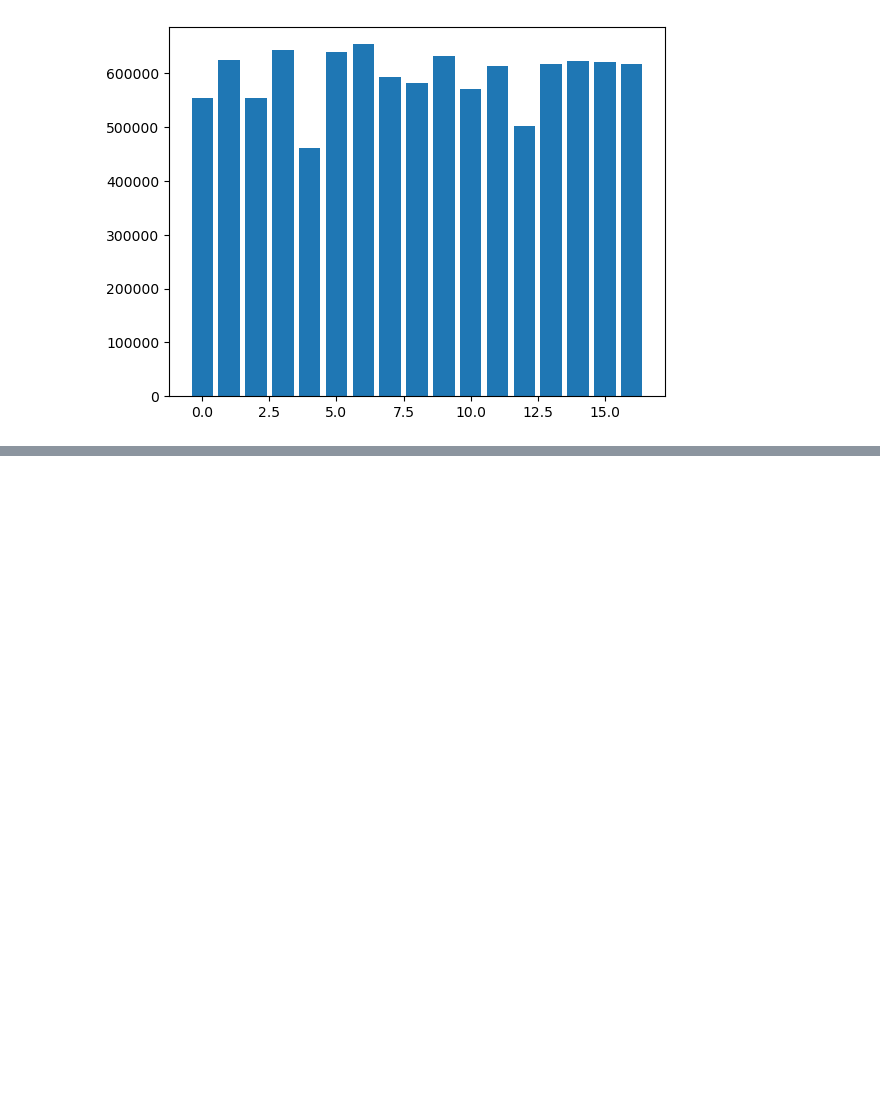
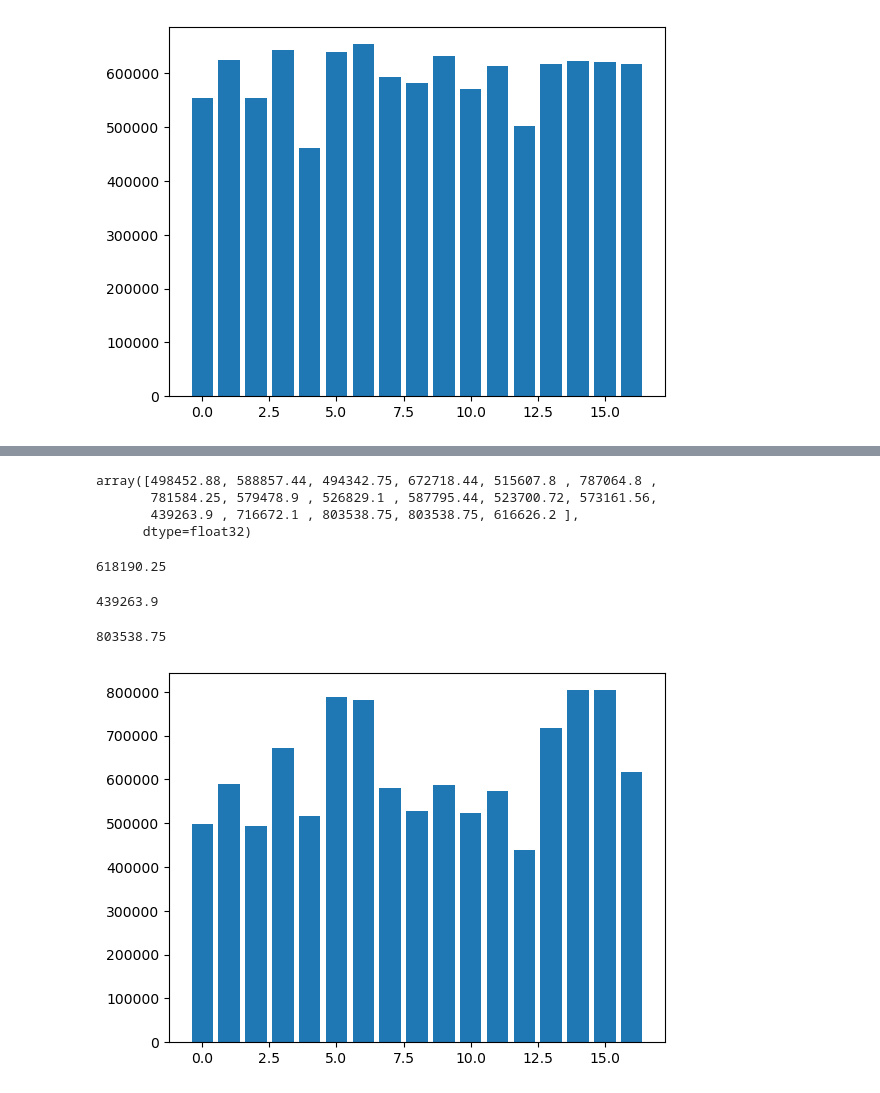
Before and after one commit to Feriga/Capstone2, a Jupyter notebook: 05_Maricopa_modeling.ipynb, the cells around one changed output, grey strips where cells are left out. Cells and saved outputs as stored; diff of their text form; code cells hidden in the pictures; blank space fills up the shorter version.

```diff
--- a/05_Maricopa_modeling.ipynb
+++ b/05_Maricopa_modeling.ipynb
@@ -142,0 +283,8 @@ plt.show()
+# %%
+X_xgb = housing_data.loc[housing_data.Zip_Code != 85202, xgb_model.X_columns]
+y_xgb = housing_data.loc[housing_data.Zip_Code != 85202, 'Sold_Price']
+# %%
+import warnings
+warnings.filterwarnings('ignore')
+
+xgb_model.fit(X_xgb, y_xgb)
@@ -142,0 +317,29 @@ plt.show()
+# %%
+X_85202_xgb = housing_data.loc[housing_data.Sold_Price == 600000, xgb_model.X_columns]
+y_85202_xgb = housing_data.loc[housing_data.Sold_Price == 60000]
+# %%
+zipcode_85202_pred_xgb = xgb_model.predict(X_85202_xgb)
+# %%
+zipcode_85202_pred_xgb
+# %% [output]
+array([498452.88, 588857.44, 494342.75, 672718.44, 515607.8 , 787064.8 ,
+       781584.25, 579478.9 , 526829.1 , 587795.44, 523700.72, 573161.56,
+       439263.9 , 716672.1 , 803538.75, 803538.75, 616626.2 ],
+      dtype=float32)
+# %%
+zipcode_85202_pred_xgb.mean()
+# %% [output]
+618190.25
+# %%
+zipcode_85202_pred_xgb.min()
+# %% [output]
+439263.9
+# %%
+zipcode_85202_pred_xgb.max()
+# %% [output]
+803538.75
+# %%
+plt.bar(np.arange(len(zipcode_85202_pred_xgb)),zipcode_85202_pred_xgb)
+plt.show()
+# %% [output]
+[figure, added]
```
Also changed, not shown: parts of 48 cells of this notebook, 1 other file.
